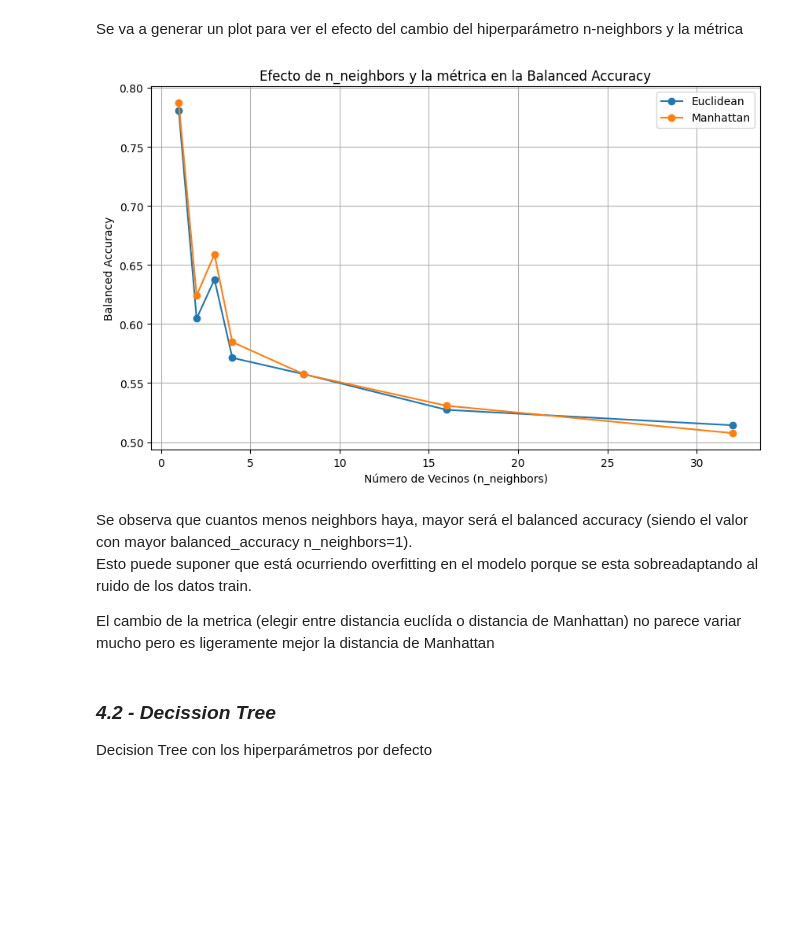
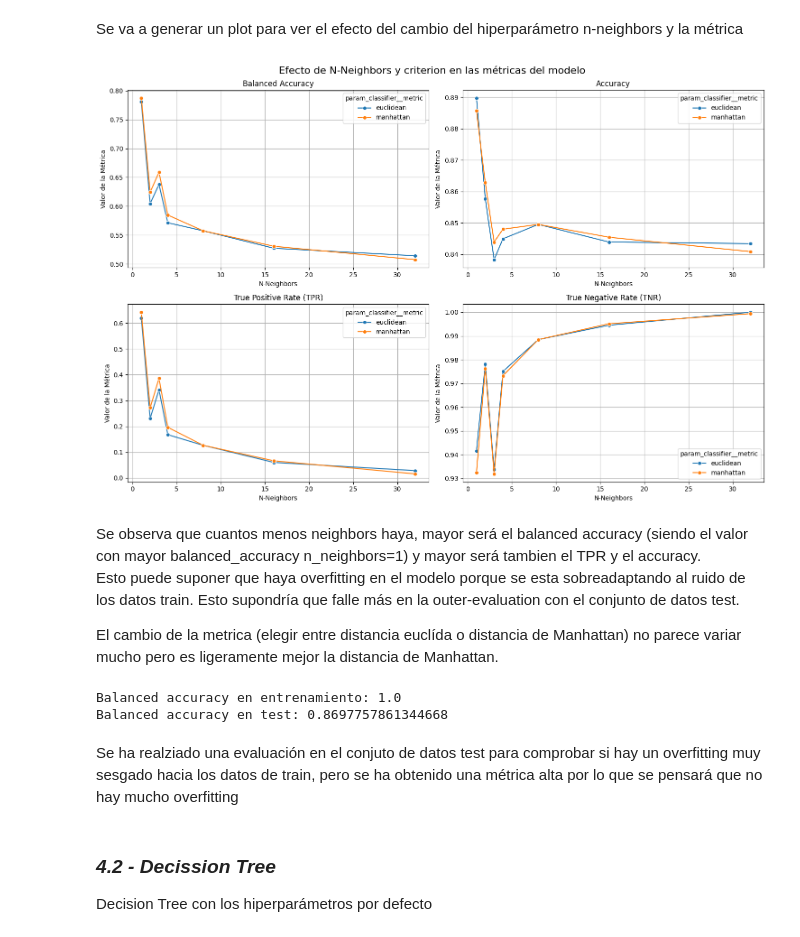
Before and after one commit to 100495991/Modelo-ML-prediccion-abandonos-en-empresa, a Jupyter notebook: main.ipynb, the cells around one changed output. Drawn from its saved outputs; the diff is of its cells as text; code cells hidden in the pictures; blank space fills up the shorter version.

```diff
--- a/main.ipynb
+++ b/main.ipynb
@@ -310,38 +341,57 @@ Mejores hiperparámetros: {'classifier__metric': 'manhattan', 'classifier__n_nei
 Los hiperparámetros optimizados obtenidos son que el valor de K (n-neighbors) sea 1 y se utilize la distancia de Manhattan (p=1).
 # %% [markdown]
 Se va a generar un plot para ver el efecto del cambio del hiperparámetro n-neighbors y la métrica
-# %%
-import matplotlib.pyplot as plt
-import seaborn as sns
-
-resultados = grid.cv_results_
-
-neighbors = resultados['param_classifier__n_neighbors'].data
-metrics = resultados['param_classifier__metric'].data
-scores = resultados['mean_test_score']
-
-# Filtrar los resultados por métrica
-euclidean_scores = [score for n, m, score in zip(neighbors, metrics, scores) if m == 'euclidean']
-manhattan_scores = [score for n, m, score in zip(neighbors, metrics, scores) if m == 'manhattan']
-neighbors_values = np.unique(neighbors)
-
-# Crear los gráficos de líneas
-plt.figure(figsize=(10, 6))
-plt.plot(neighbors_values, euclidean_scores, label='Euclidean', marker='o')
-plt.plot(neighbors_values, manhattan_scores, label='Manhattan', marker='o')
-plt.xlabel('Número de Vecinos (n_neighbors)')
-plt.ylabel('Balanced Accuracy')
-plt.title('Efecto de n_neighbors y la métrica en la Balanced Accuracy')
-plt.legend()
-plt.grid(True)
-plt.show()
-# %% [output]
-[figure, removed]
+# %%
+import matplotlib.pyplot as plt
+import seaborn as sns
+
+# Crear un gráfico para cada métrica
+fig, axes = plt.subplots(2, 2, figsize=(15, 10))  # 2 filas, 2 columnas
+
+# Definir métricas y etiquetas
+metrics = ["mean_test_balanced_accuracy", "mean_test_accuracy", "mean_test_tpr", "mean_test_tnr"]
+titles = ["Balanced Accuracy", "Accuracy", "True Positive Rate (TPR)", "True Negative Rate (TNR)"]
+
+# Graficar cada métrica en un subplot
+for ax, metric, title in zip(axes.flatten(), metrics, titles):
+    sns.lineplot(
+        data=cv_results,
+        x="param_classifier__n_neighbors",
+        y=metric,
+        hue="param_classifier__metric",  # Diferenciar por criterio
+        marker="o",
+        ax=ax
+    )
+    ax.set_title(title)
+    ax.set_xlabel("N-Neighbors")
+    ax.set_ylabel("Valor de la Métrica")
+    ax.grid()
+
+plt.suptitle("Efecto de N-Neighbors y criterion en las métricas del modelo", fontsize=16)
+plt.tight_layout()
+plt.show()
+# %% [output]
+[figure, added]
 # %% [markdown]
-Se observa que cuantos menos neighbors haya, mayor será el balanced accuracy (siendo el valor con mayor balanced_accuracy n_neighbors=1).
-Esto puede suponer que está ocurriendo overfitting en el modelo porque se esta sobreadaptando al ruido de los datos train.
+Se observa que cuantos menos neighbors haya, mayor será el balanced accuracy (siendo el valor con mayor balanced_accuracy n_neighbors=1) y mayor será tambien el TPR y el accuracy.
+Esto puede suponer que haya overfitting en el modelo porque se esta sobreadaptando al ruido de los datos train. Esto supondría que falle más en la outer-evaluation con el conjunto de datos test.
 
-El cambio de la metrica (elegir entre distancia euclída o distancia de Manhattan) no parece variar mucho pero es ligeramente mejor la distancia de Manhattan
+El cambio de la metrica (elegir entre distancia euclída o distancia de Manhattan) no parece variar mucho pero es ligeramente mejor la distancia de Manhattan.
+# %%
+#Comprobar si hay overfitting
+y_train_pred = best_model_knn.predict(X_train)
+y_test_pred = best_model_knn.predict(X_test)
+
+train_bal_acc = balanced_accuracy_score(y_train, y_train_pred)
+test_bal_acc = balanced_accuracy_score(y_test, y_test_pred)
+
+print(f'Balanced accuracy en entrenamiento: {train_bal_acc}')
+print(f'Balanced accuracy en test: {test_bal_acc}')
+# %% [output]
+Balanced accuracy en entrenamiento: 1.0
+Balanced accuracy en test: 0.8697757861344668
+# %% [markdown]
+Se ha realziado una evaluación en el conjuto de datos test para comprobar si hay un overfitting muy sesgado hacia los datos de train, pero se ha obtenido una métrica alta por lo que se pensará que no hay mucho overfitting
 # %% [markdown]
 ### *__4.2 - Decission Tree__*
 Decision Tree con los hiperparámetros por defecto
```
Also changed, not shown: parts of 16 cells of this notebook.
